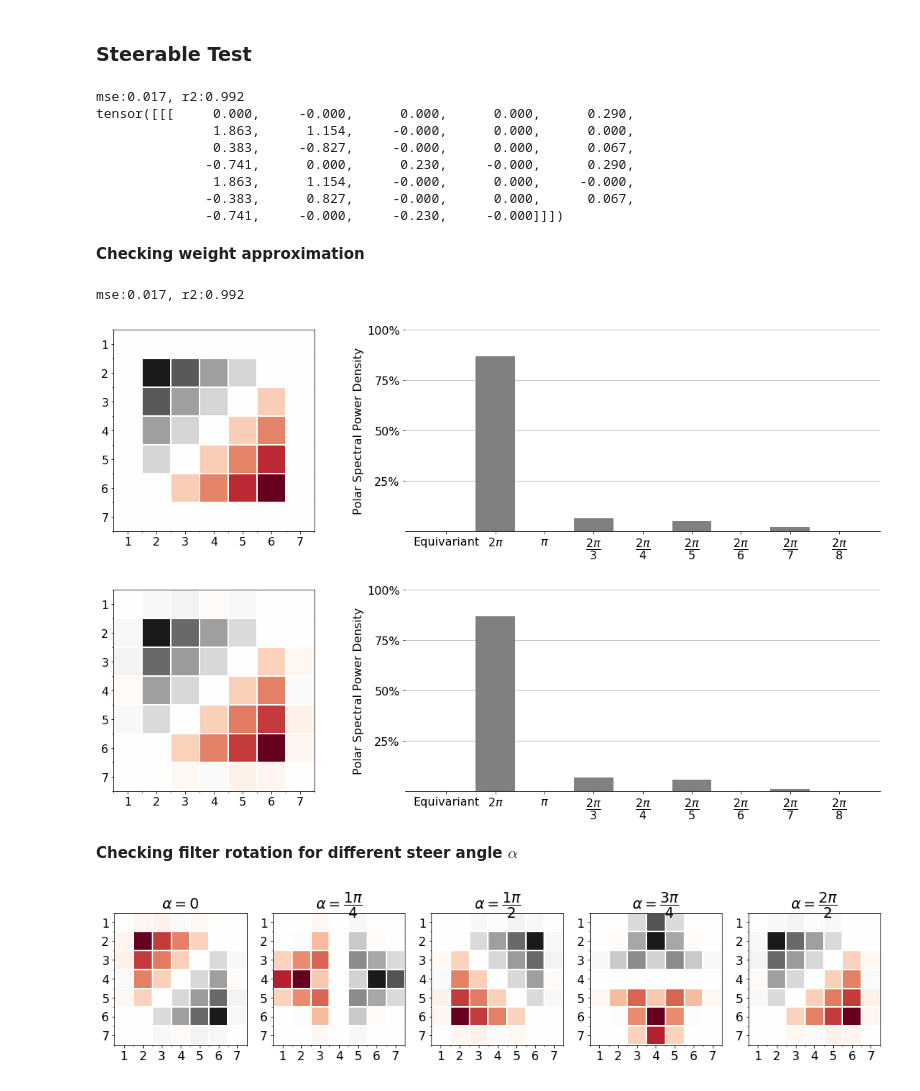
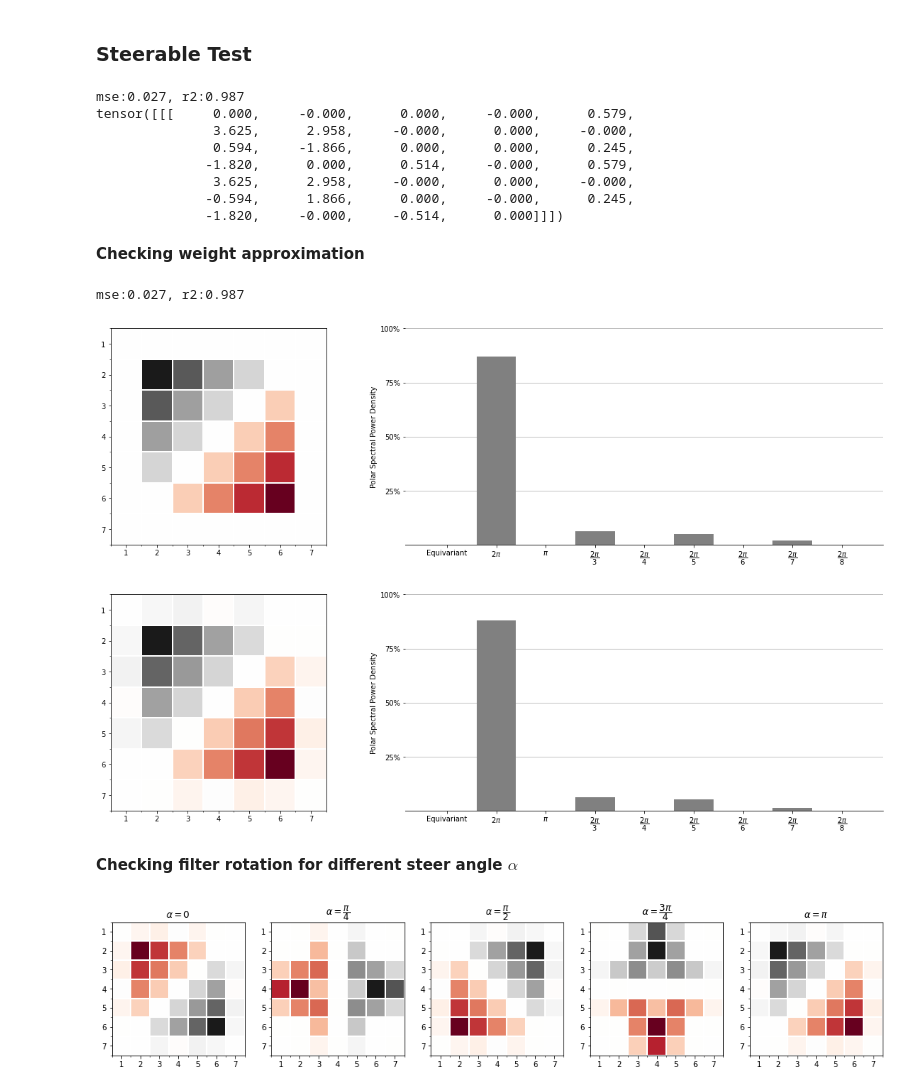
Before and after one commit to gabriel-lepetitaimon/steered-fcnn, a Jupyter notebook: notebooks/ImplementationCheck/SteerableKBase.ipynb, the cells around one changed output. Cells and saved outputs as stored; diff of their text form; code cells hidden in the pictures.

```diff
--- a/notebooks/ImplementationCheck/SteerableKBase.ipynb
+++ b/notebooks/ImplementationCheck/SteerableKBase.ipynb
@@ -12,6 +12,8 @@ import pytorch_lightning as pl
 from pytorch_lightning.utilities.cloud_io import load as pl_load
 import torch
 import sys
+
+plt.rcParams["figure.figsize"] = (18, 5)
 # %%
 import sources
 from steered_cnn.utils.rotequivariance_toolbox import *
@@ -59,8 +61,7 @@ Average Diff:
 # %% [markdown]
 ### Steerable Test
 # %%
-
-base = SteerableKernelBase.create_from_rk(4)
+base = SteerableKernelBase.from_steerable(4)
 x = torch.linspace(-2,2,5)
 x,y = torch.meshgrid(x,x)
 K = x+y
@@ -75,14 +76,14 @@ print(f'mse:{info["mse"]:.3f}, r2:{info["r2"]:.3f}')
 torch.set_printoptions(precision=3, sci_mode=False)
 print(W)
 # %% [output]
-mse:0.017, r2:0.992
-tensor([[[     0.000,     -0.000,      0.000,      0.000,      0.290,
-               1.863,      1.154,     -0.000,      0.000,      0.000,
-               0.383,     -0.827,     -0.000,      0.000,      0.067,
-              -0.741,      0.000,      0.230,     -0.000,      0.290,
-               1.863,      1.154,     -0.000,      0.000,     -0.000,
-              -0.383,      0.827,     -0.000,      0.000,      0.067,
-              -0.741,     -0.000,     -0.230,     -0.000]]])
+mse:0.027, r2:0.987
+tensor([[[     0.000,     -0.000,      0.000,     -0.000,      0.579,
+               3.625,      2.958,     -0.000,      0.000,     -0.000,
+               0.594,     -1.866,      0.000,      0.000,      0.245,
+              -1.820,      0.000,      0.514,     -0.000,      0.579,
+               3.625,      2.958,     -0.000,      0.000,     -0.000,
+              -0.594,      1.866,      0.000,     -0.000,      0.245,
+              -1.820,     -0.000,     -0.514,      0.000]]])
 # %% [markdown]
 **Checking weight approximation**
 # %%
@@ -90,24 +91,19 @@ plot_filter(K[0,0], spd=True)
 plot_filter(info['y_approx'][0,0], spd=True)
 print(f'mse:{info["mse"]:.3f}, r2:{info["r2"]:.3f}')
 # %% [output]
-mse:0.017, r2:0.992
+mse:0.027, r2:0.987
-[figure, old version]
+[figure, new version]
-[figure, old version]
+[figure, new version]
 # %% [markdown]
 **Checking filter rotation for different steer angle $\alpha$**
 # %%
 I = torch.zeros((1,1,7,7))
 I[:,:,3,3] = 1
 fig, axs = plt.subplots(1,5)
 N = len(axs)-1
 alphas = np.linspace(0, np.pi, N+1, endpoint=True)
 for i in range(N+1):
     plot_filter(base.conv2d(I,W, alpha=alphas[i])[0,0], plot=axs[i])
-    if i==0:
-        axs[i].set_title('$\\alpha=0$')
-    elif i%2 or N%2:
-        axs[i].set_title('$\\alpha = \dfrac{%i \pi}{%i}$' % (i, N))
-    else:
-        axs[i].set_title('$\\alpha = \dfrac{%i \pi}{%i}$' % (i//2, N/2))
+    axs[i].set_title(f'$\\alpha = {repr_pi_fraction(i,N)}$')
 # %% [output]
-[figure, old version]
+[figure, new version]
```
Also changed, not shown: parts of 10 cells of this notebook, 3 other files.
